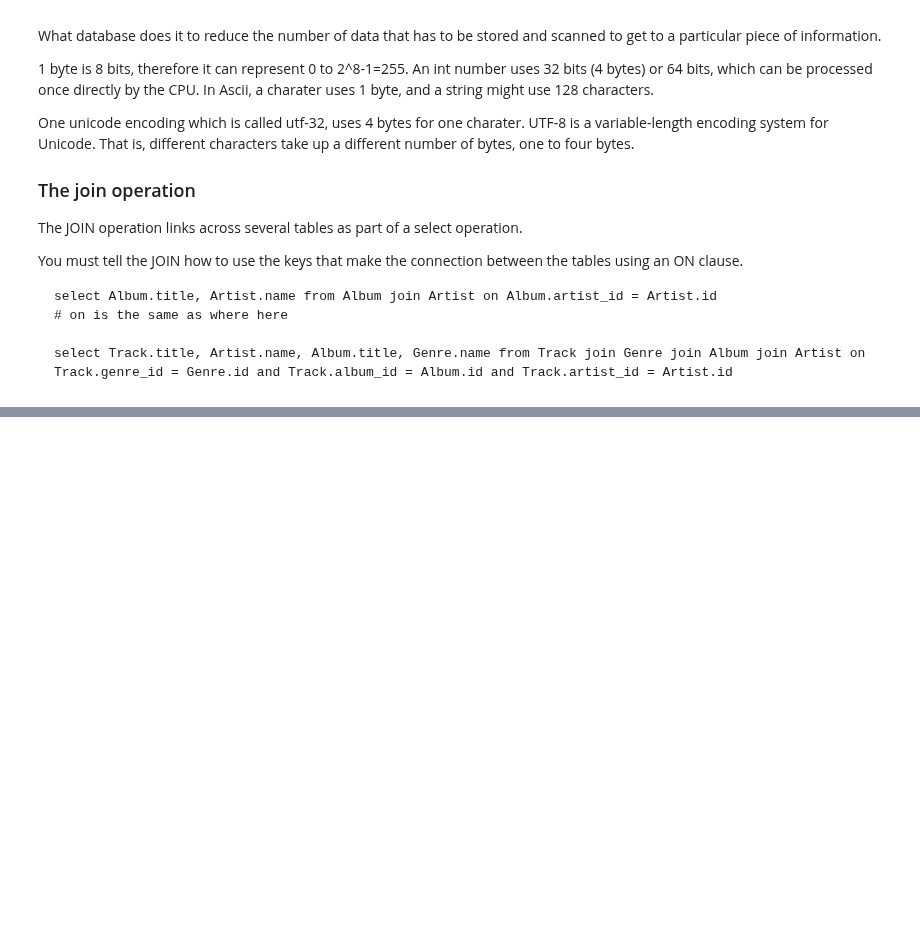
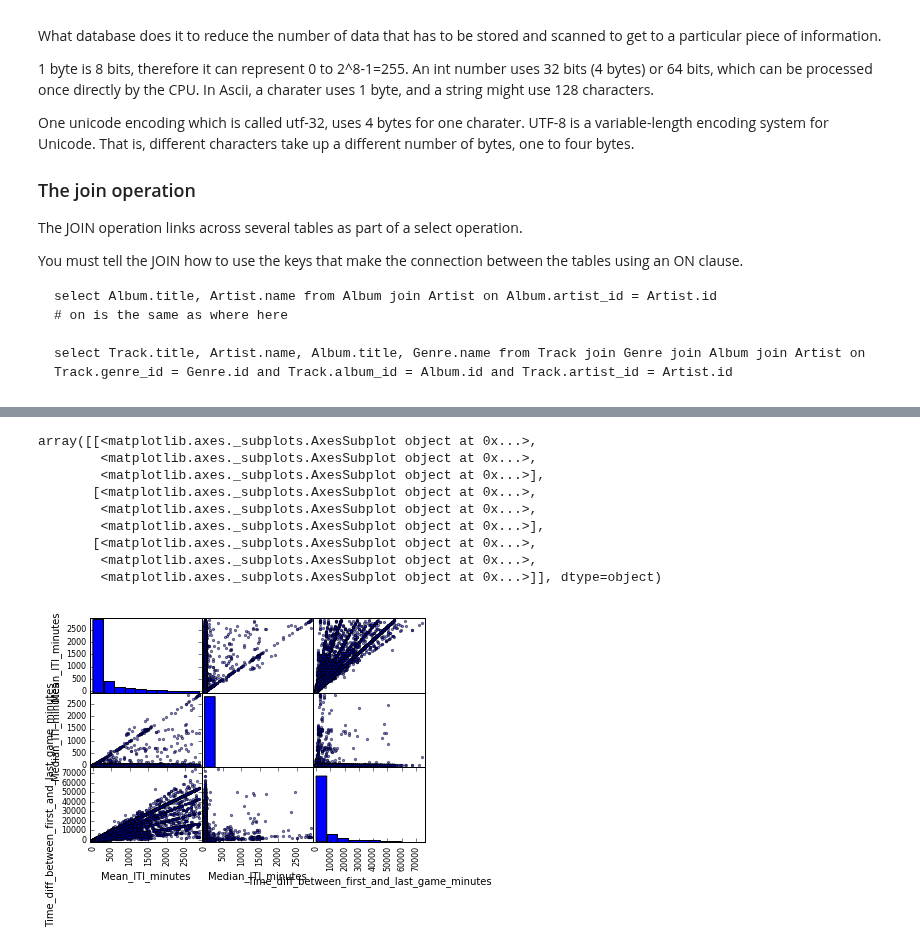
Before and after one commit to arfu2016/dog_id, a Jupyter notebook: 1p4ETL_SQL.ipynb, the cells around one changed output, grey strips where cells are left out. Cells and saved outputs as stored; diff of their text form; code cells hidden in the pictures; blank space fills up the shorter version.

```diff
--- a/1p4ETL_SQL.ipynb
+++ b/1p4ETL_SQL.ipynb
@@ -98,0 +113,6 @@ You must tell the JOIN how to use the keys that make the connection between the
+# %%
+import mysql.connector
+from sqlalchemy import create_engine
+
+engine = create_engine('mysql+mysqlconnector://new_user:new_password@localhost:3306/menagerie',
+                       echo=False)
@@ -98,0 +155,6 @@ You must tell the JOIN how to use the keys that make the connection between the
+# %%
+for y in ttc_df.columns:
+    if ttc_df[y].dtype == object:
+        ttc_df[y] = ttc_df[y].astype('category')
+
+print [ttc_df[i].value_counts().shape[0] for i in ttc_df.columns]
@@ -98,0 +163,15 @@ You must tell the JOIN how to use the keys that make the connection between the
+# %%
+del_list = list(set(ttc_df[ttc_df['Mean_ITI_minutes'] > 2880].index.tolist()+\
+        ttc_df[ttc_df['Time_diff_between_first_and_last_game_minutes'] < 0.1].index.tolist()))
+
+ttc_db = ttc_df.drop(ttc_df.index[del_list])
+
+for y in ttc_db.columns:
+    if ttc_db[y].dtype.name == 'category' and ttc_db[y].value_counts().shape[0]<10:
+
+        print y
+        print ttc_db[y].value_counts()
+        print
+
+print ttc_db.shape
+ttc_db.dtypes
@@ -98,0 +207,17 @@ You must tell the JOIN how to use the keys that make the connection between the
+# %%
+%matplotlib inline
+
+from pandas.tools import plotting
+plotting.scatter_matrix(ttc_db[['Mean_ITI_minutes', 'Median_ITI_minutes', \
+                                'Time_diff_between_first_and_last_game_minutes']])
+# %% [output]
+array([[<matplotlib.axes._subplots.AxesSubplot object at 0x...>,
+        <matplotlib.axes._subplots.AxesSubplot object at 0x...>,
+        <matplotlib.axes._subplots.AxesSubplot object at 0x...>],
+       [<matplotlib.axes._subplots.AxesSubplot object at 0x...>,
+        <matplotlib.axes._subplots.AxesSubplot object at 0x...>,
+        <matplotlib.axes._subplots.AxesSubplot object at 0x...>],
+       [<matplotlib.axes._subplots.AxesSubplot object at 0x...>,
+        <matplotlib.axes._subplots.AxesSubplot object at 0x...>,
+        <matplotlib.axes._subplots.AxesSubplot object at 0x...>]], dtype=object)
+[figure, added]
```
Also changed, not shown: parts of 7 cells of this notebook, 1 other file.
